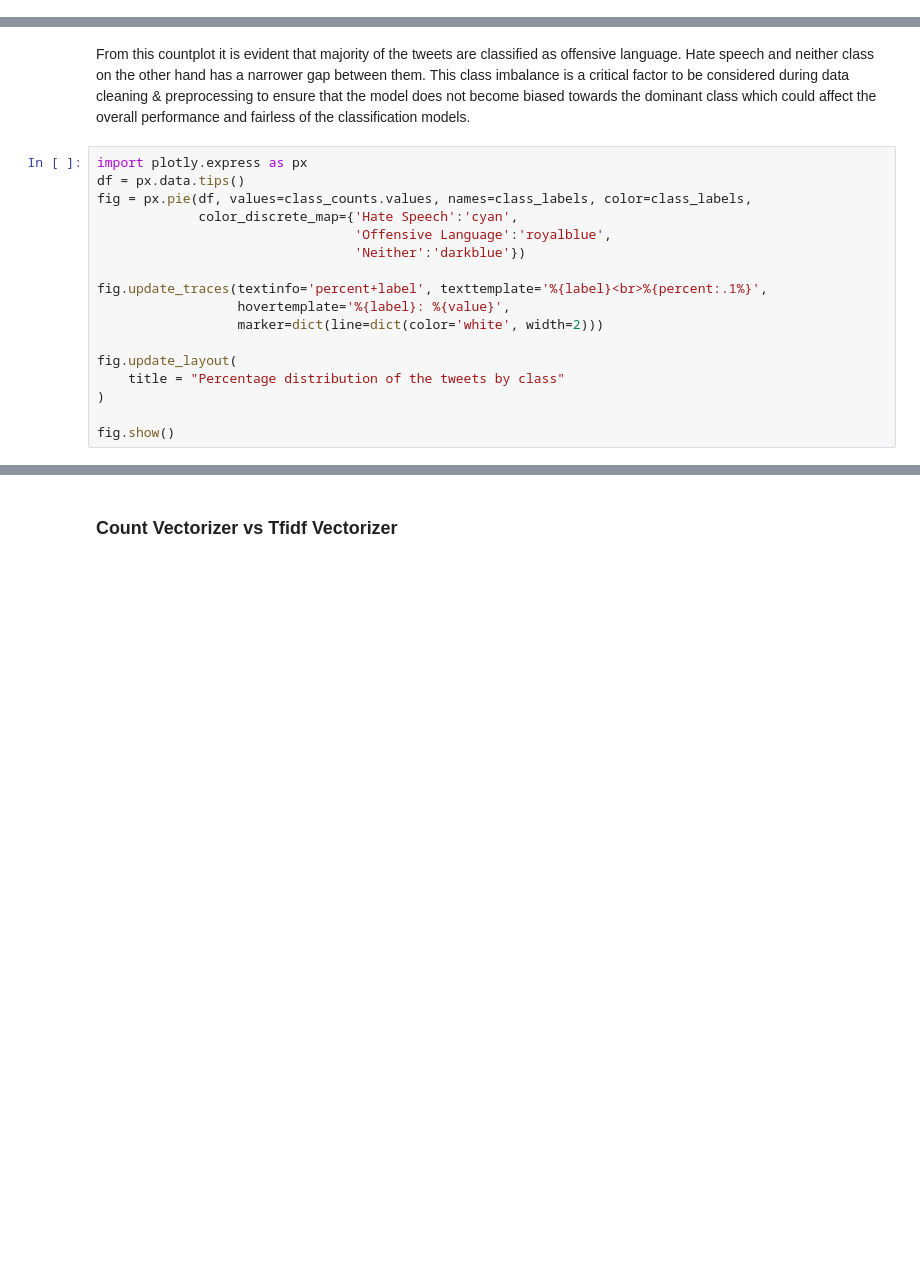
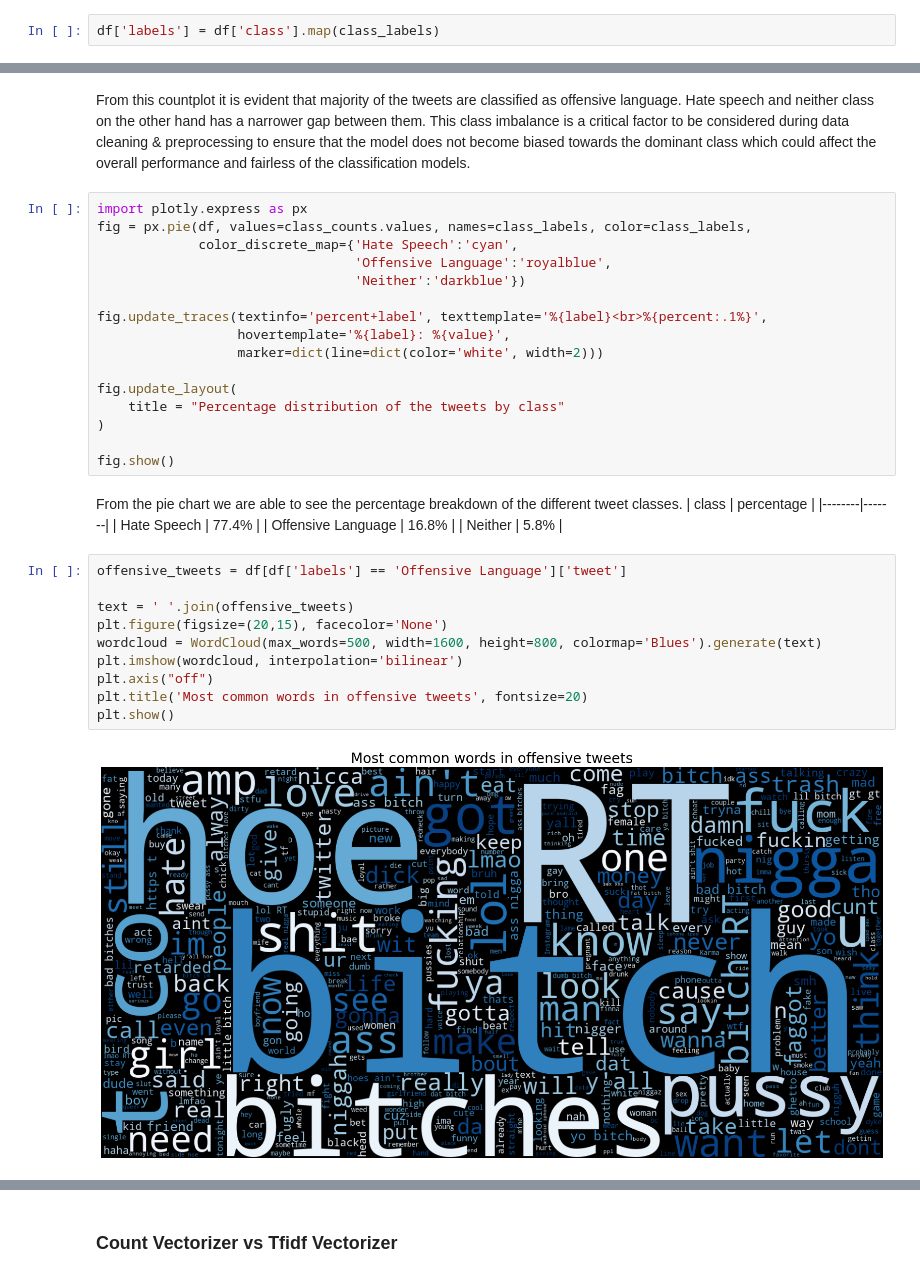
Before and after one commit to RajVarunn/nlp_sentimentanalysis, a Jupyter notebook: raj.ipynb, the cells around one changed output, grey strips where cells are left out. Saved outputs shown, nothing was run; the diff lists cells and outputs as text; blank space fills up the shorter version.

Commit message:
Added word cloud for the 3 different classes

```diff
--- a/raj.ipynb
+++ b/raj.ipynb
@@ -214 +217,3 @@ EDA Graphs Ideas
+# %%
+df['labels'] = df['class'].map(class_labels)
 # %%
@@ -229,7 +232,6 @@ plt.show()
 From this countplot it is evident that majority of the tweets are classified as offensive language. Hate speech and neither class on the other hand has a narrower gap between them. This class imbalance is a critical factor to be considered during data cleaning & preprocessing to ensure that the model does not become biased towards the dominant class which could affect the overall performance and fairless of the classification models.
 # %%
 import plotly.express as px
-df = px.data.tips()
 fig = px.pie(df, values=class_counts.values, names=class_labels, color=class_labels,
              color_discrete_map={'Hate Speech':'cyan',
                                  'Offensive Language':'royalblue',
@@ -244,3 +246,22 @@ fig.update_layout(
 )
 
 fig.show()
+# %% [markdown]
+From the pie chart we are able to see the percentage breakdown of the different tweet classes.
+| class       | percentage |
+|--------|-------|
+| Hate Speech  | 77.4%    |
+| Offensive Language  | 16.8%     |
+| Neither  | 5.8%     |
+# %%
+offensive_tweets = df[df['labels'] == 'Offensive Language']['tweet']
+
+text = ' '.join(offensive_tweets)
+plt.figure(figsize=(20,15), facecolor='None')
+wordcloud = WordCloud(max_words=500, width=1600, height=800, colormap='Blues').generate(text)
+plt.imshow(wordcloud, interpolation='bilinear')
+plt.axis("off")
+plt.title('Most common words in offensive tweets', fontsize=20)
+plt.show()
+# %% [output]
+[figure, added]
```
Also changed, not shown: parts of 8 cells of this notebook.
